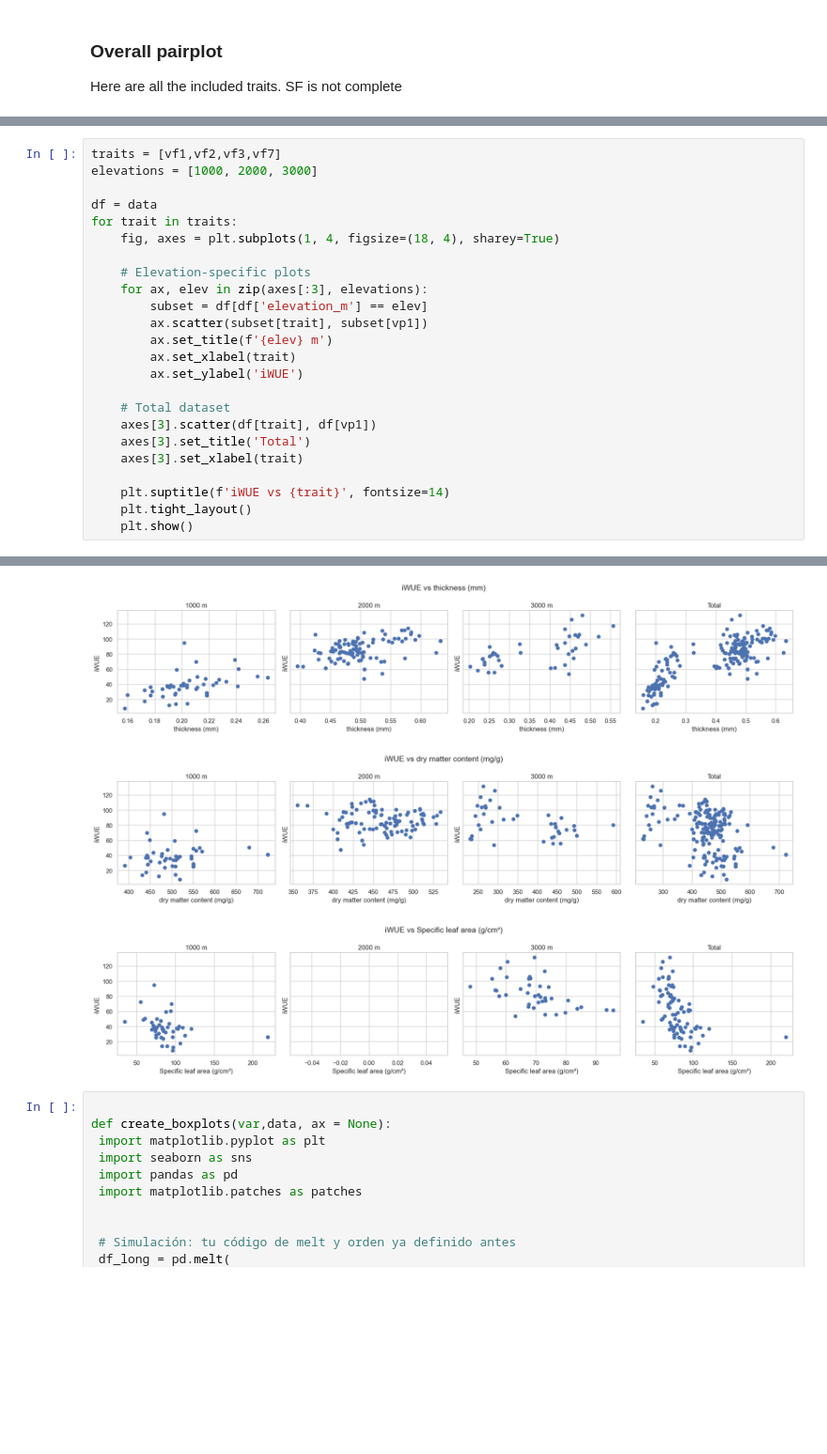
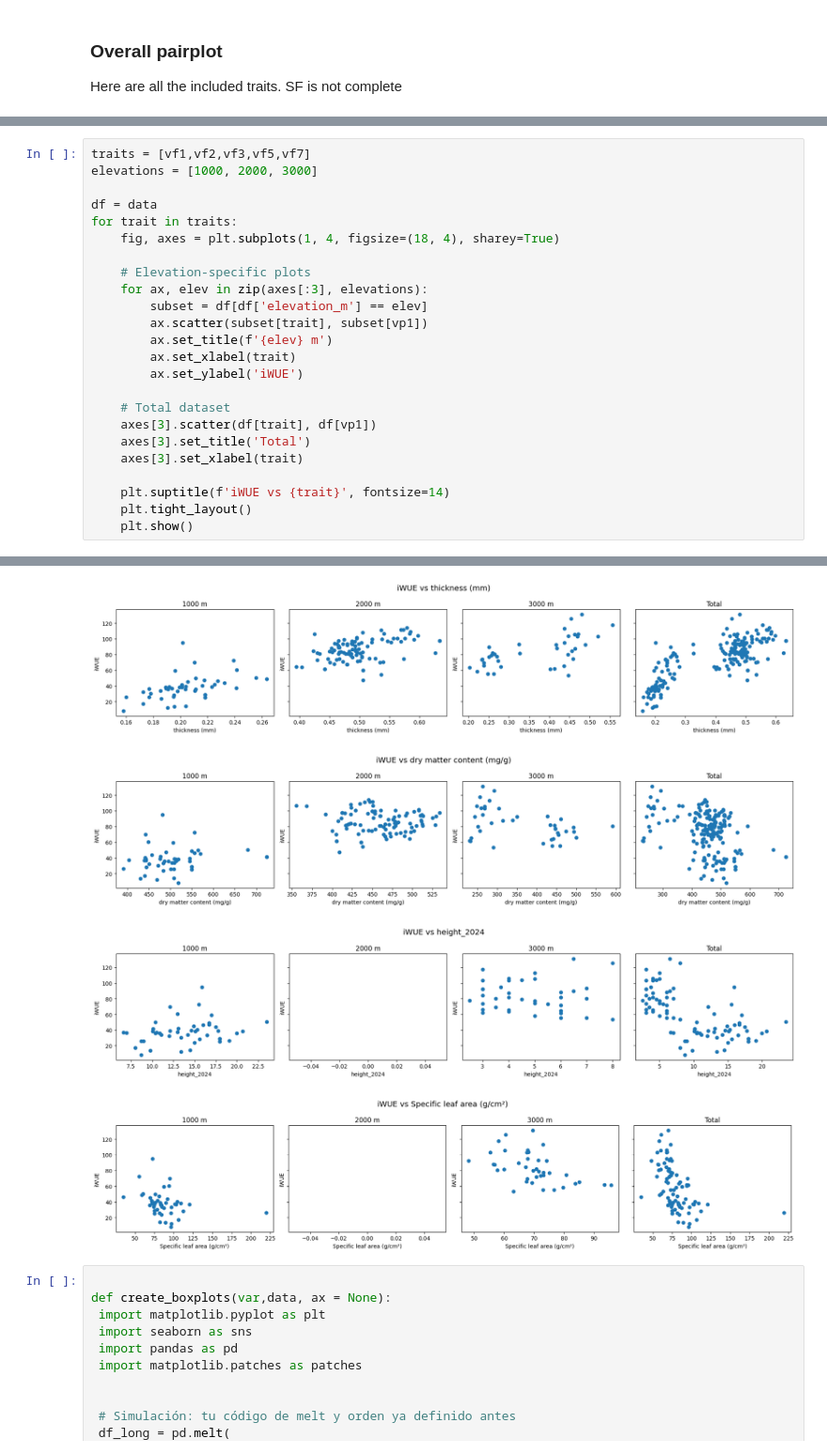
Before and after one commit to ajchavez94/NUMEX_preliminar, a Jupyter notebook: Preliminar.ipynb, the cells around one changed output, grey strips where cells are left out. Shown at 94% size. Drawn from its saved outputs; the diff is of its cells as text; blank space fills up the shorter version.

```diff
--- a/Preliminar.ipynb
+++ b/Preliminar.ipynb
@@ -248,5 +246,5 @@ corr_pvalue(df)
 # %%
-traits = [vf1,vf2,vf3,vf7]
+traits = [vf1,vf2,vf3,vf5,vf7]
 elevations = [1000, 2000, 3000]
 
 df = data
@@ -274,6 +272,7 @@ for trait in traits:
-[figure, old version]
+[figure, new version]
-[figure, old version]
+[figure, new version]
-[figure, old version]
+[figure, new version]
+[figure, added]
 # %%
 
 def create_boxplots(var,data, ax = None):
```
Also changed, not shown: parts of 6 cells of this notebook, 2 other files.
